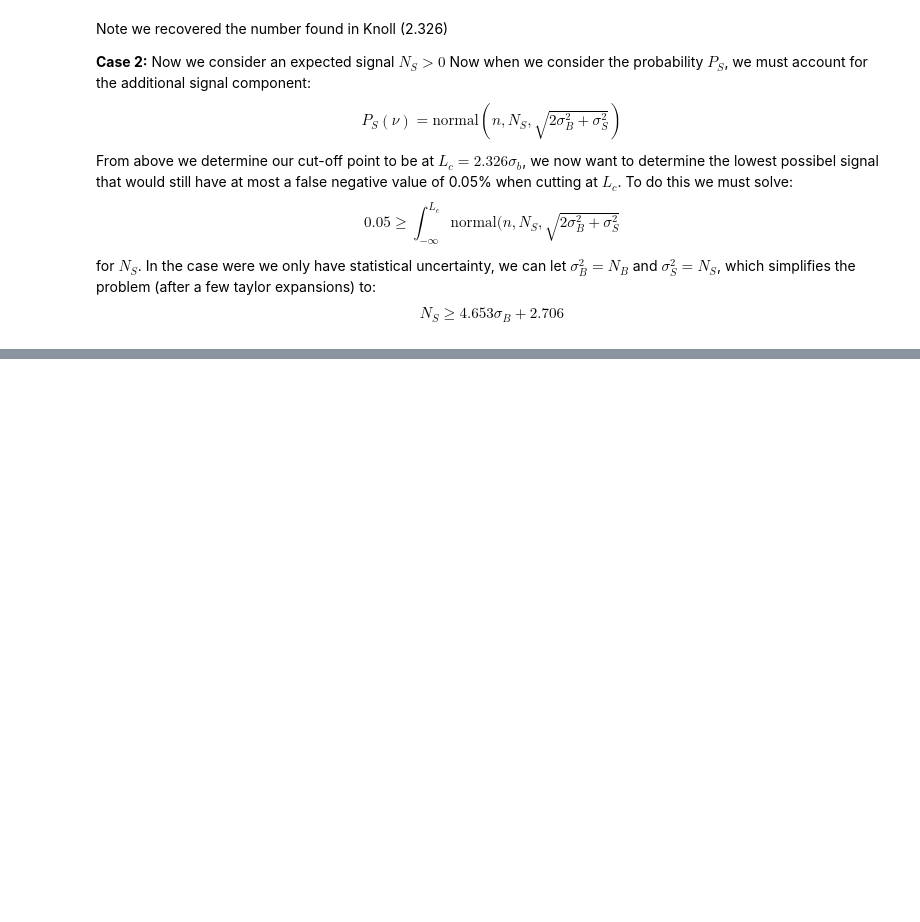
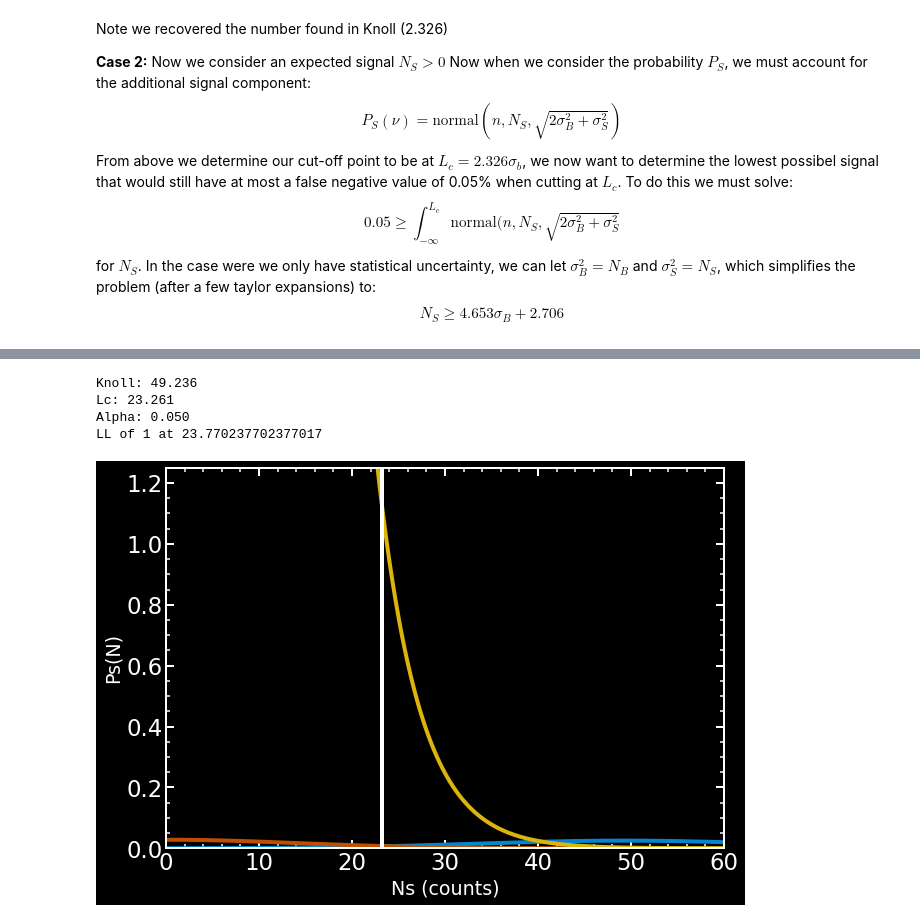
Before and after one commit to MorganAskins/AStudyInStatistics, a Jupyter notebook: 1_Knoll.ipynb, the cells around one changed output, grey strips where cells are left out. Saved outputs shown, nothing was run; the diff lists cells and outputs as text; code cells hidden in the pictures; blank space fills up the shorter version.

```diff
--- a/1_Knoll.ipynb
+++ b/1_Knoll.ipynb
@@ -109,0 +129,42 @@ In the next notebook let us explore signal sensitiv
+# %%
+## Confusion Matrix
+knoll = lambda σ: 4.653*σ + 2.706
+n = np.linspace(-1000,1000,100000)
+
+nb = 100
+ns = knoll(np.sqrt(nb))
+print(f'Knoll: {ns:0.3f}')
+Lc = Lc_coef*np.sqrt(nb)
+print(f'Lc: {Lc:0.3f}')
+σt = np.sqrt(ns+2*nb)
+p = normal(n, ns, σt)
+bkg = normal(n, 0, np.sqrt(2*nb))
+c = np.cumsum(p) / max(np.cumsum(p))
+k = 1 - np.cumsum(bkg)/max(np.cumsum(bkg))
+x_alpha = np.where(n>=Lc)[0][0]
+alpha   = c[x_alpha]
+n_alpha = n[x_alpha]
+print(f'Alpha: {alpha:0.3f}')
+
+xtop = (ns + 5*σt)
+xbot = -5*np.sqrt(nb)
+
+fig, ax1 = plt.subplots()
+ax1.plot(n, p,   color='xkcd:cerulean',     label='Signal')
+ax1.plot(n, bkg, color='xkcd:burnt orange', label='Background')
+ax1.plot(n, bkg/p, color='xkcd:gold', label='LLR')
+ax1.axvline(Lc)
+
+print(f'LL of 1 at {(n[n>0])[((bkg/p)[n>0])<1][0]}')
+
+ax1.set_ylim(bottom=0, top=1.25)
+ax1.set_xlim(0, 60)
+ax1.set_xlabel("Ns (counts)")
+ax1.set_ylabel("Ps(N)")
+plt.show()
+# %% [output]
+Knoll: 49.236
+Lc: 23.261
+Alpha: 0.050
+LL of 1 at 23.770237702377017
+[figure, added]
```
Also changed, not shown: parts of 6 cells of this notebook, 3 other files.
